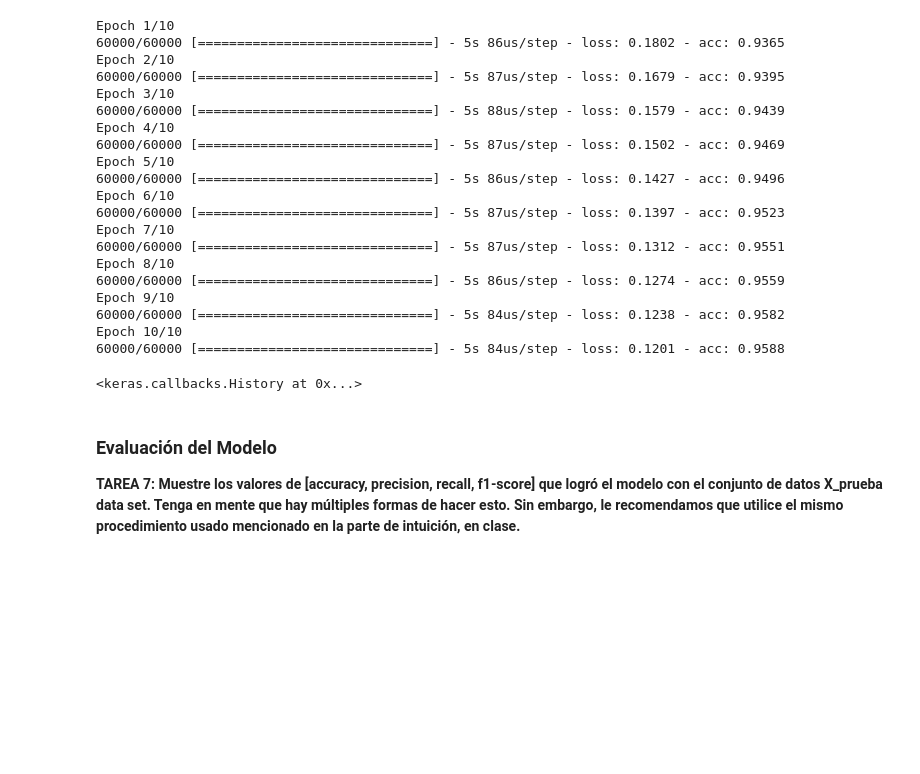
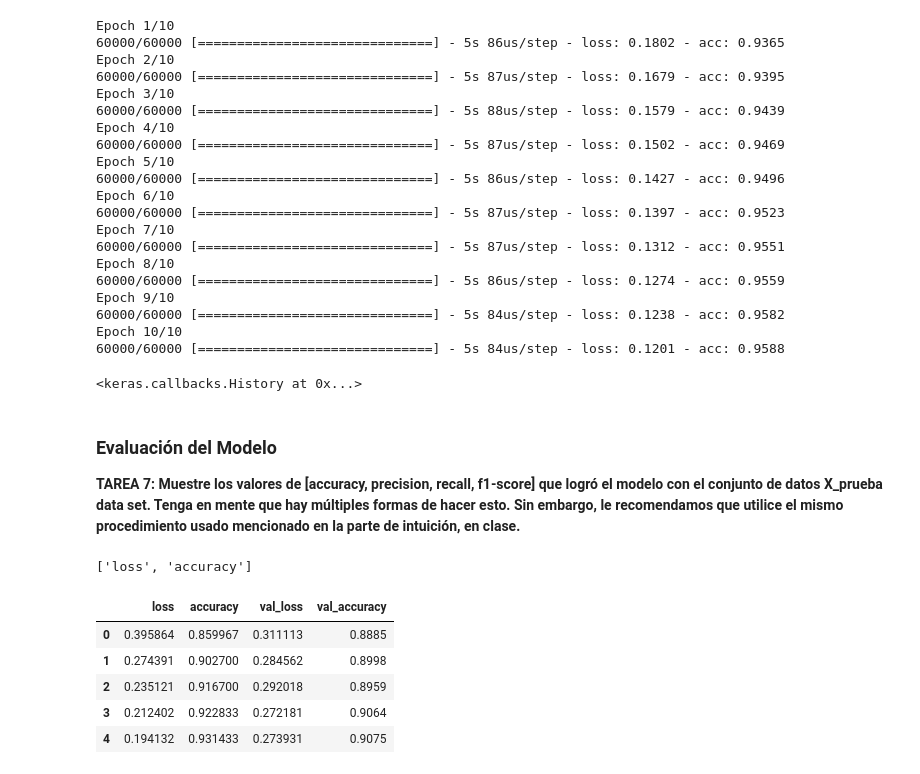
Before and after one commit to Mar19845/DataScience, a Jupyter notebook: LAB4/Laboratorio_4_CNN.ipynb, the cells around one changed output. Drawn from its saved outputs; the diff is of its cells as text; code cells hidden in the pictures; blank space fills up the shorter version.

```diff
--- a/LAB4/Laboratorio_4_CNN.ipynb
+++ b/LAB4/Laboratorio_4_CNN.ipynb
@@ -135,3 +325,7 @@ Epoch 10/10
 ### Evaluación del Modelo
 
 **TAREA 7: Muestre los valores de [accuracy, precision, recall, f1-score] que logró el modelo con el conjunto de datos X_prueba data set. Tenga en mente que hay múltiples formas de hacer esto.  Sin embargo, le recomendamos que utilice el mismo procedimiento usado mencionado en la parte de intuición, en clase.**
+# %%
+modelo.metrics_names
+# %% [output]
+['loss', 'accuracy']
@@ -137,0 +334,9 @@ Epoch 10/10
+# %%
+perdidas.head()
+# %% [output]
+|  | loss | accuracy | val_loss | val_accuracy |
+| 0 | 0.395864 | 0.859967 | 0.311113 | 0.8885 |
+| 1 | 0.274391 | 0.902700 | 0.284562 | 0.8998 |
+| 2 | 0.235121 | 0.916700 | 0.292018 | 0.8959 |
+| 3 | 0.212402 | 0.922833 | 0.272181 | 0.9064 |
+| 4 | 0.194132 | 0.931433 | 0.273931 | 0.9075 |
```
Also changed, not shown: parts of 75 cells of this notebook.
